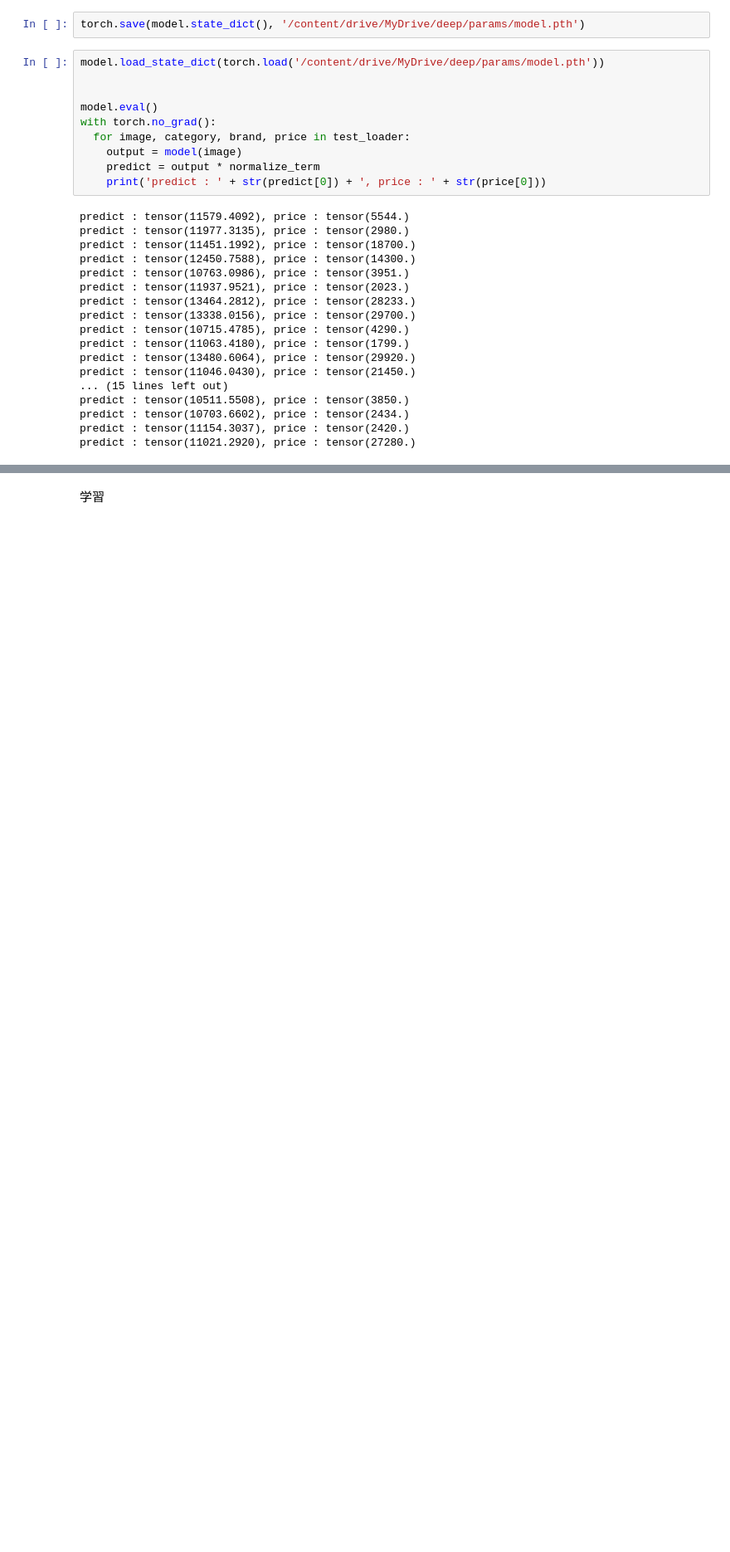
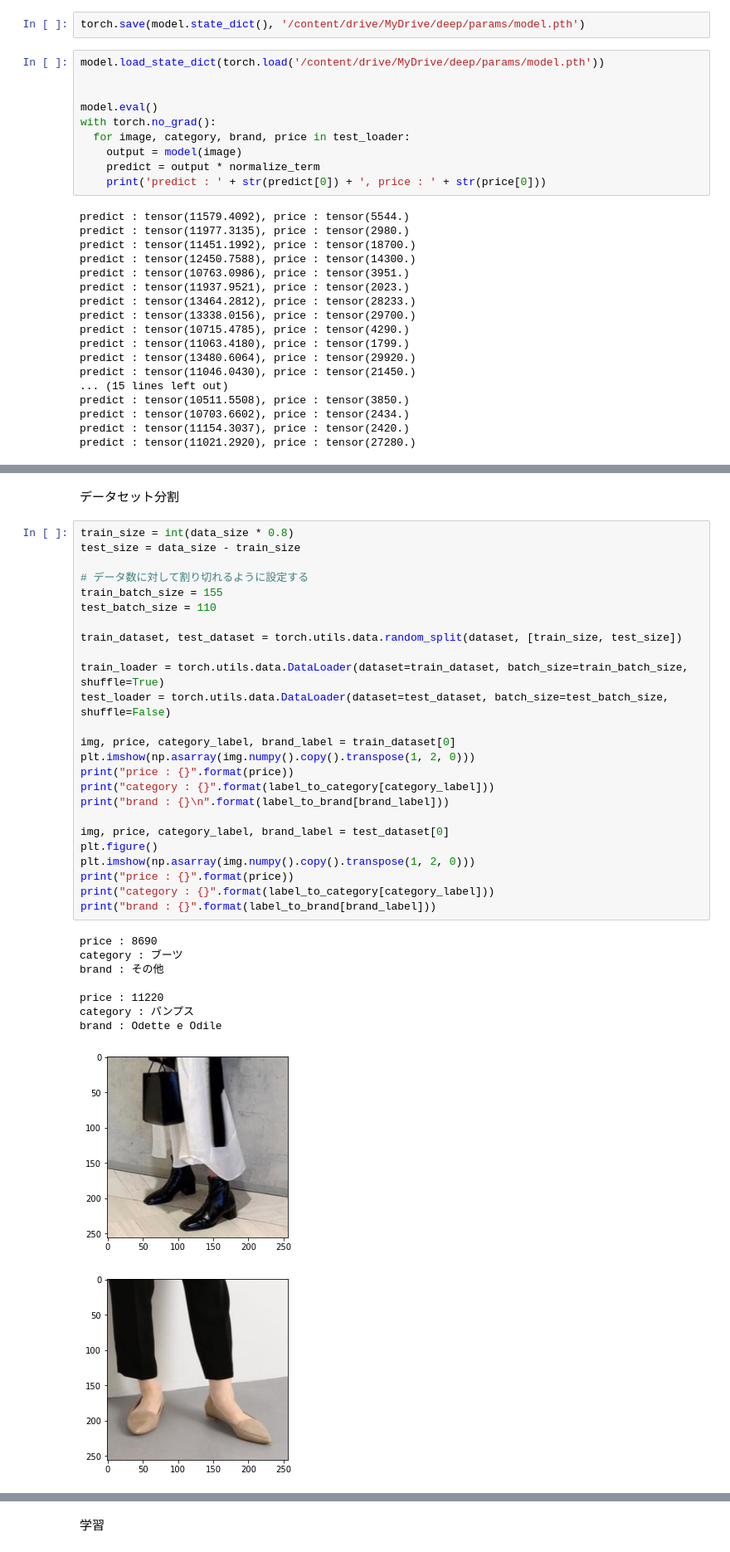
Before and after one commit to yukilost/googlecolab, a Jupyter notebook: shoes_price_prediction.ipynb, the cells around one changed output, grey strips where cells are left out. Shown at 83% size. Drawn from its saved outputs; the diff is of its cells as text; blank space fills up the shorter version.

```diff
--- a/shoes_price_prediction.ipynb
+++ b/shoes_price_prediction.ipynb
@@ -579,0 +759,37 @@ class CNN(torch.nn.Module):
+# %% [markdown]
+データセット分割
+# %%
+train_size = int(data_size * 0.8)
+test_size = data_size - train_size
+
+# データ数に対して割り切れるように設定する
+train_batch_size = 155
+test_batch_size = 110
+
+train_dataset, test_dataset = torch.utils.data.random_split(dataset, [train_size, test_size])
+
+train_loader = torch.utils.data.DataLoader(dataset=train_dataset, batch_size=train_batch_size, shuffle=True)
+test_loader = torch.utils.data.DataLoader(dataset=test_dataset, batch_size=test_batch_size, shuffle=False)
+
+img, price, category_label, brand_label = train_dataset[0]
+plt.imshow(np.asarray(img.numpy().copy().transpose(1, 2, 0)))
+print("price : {}".format(price))
+print("category : {}".format(label_to_category[category_label]))
+print("brand : {}\n".format(label_to_brand[brand_label]))
+
+img, price, category_label, brand_label = test_dataset[0]
+plt.figure()
+plt.imshow(np.asarray(img.numpy().copy().transpose(1, 2, 0)))
+print("price : {}".format(price))
+print("category : {}".format(label_to_category[category_label]))
+print("brand : {}".format(label_to_brand[brand_label]))
+# %% [output]
+price : 8690
+category : ブーツ
+brand : その他
+
+price : 11220
+category : パンプス
+brand : Odette e Odile
+[figure, added]
+[figure, added]
```
Also changed, not shown: parts of 32 cells of this notebook.
